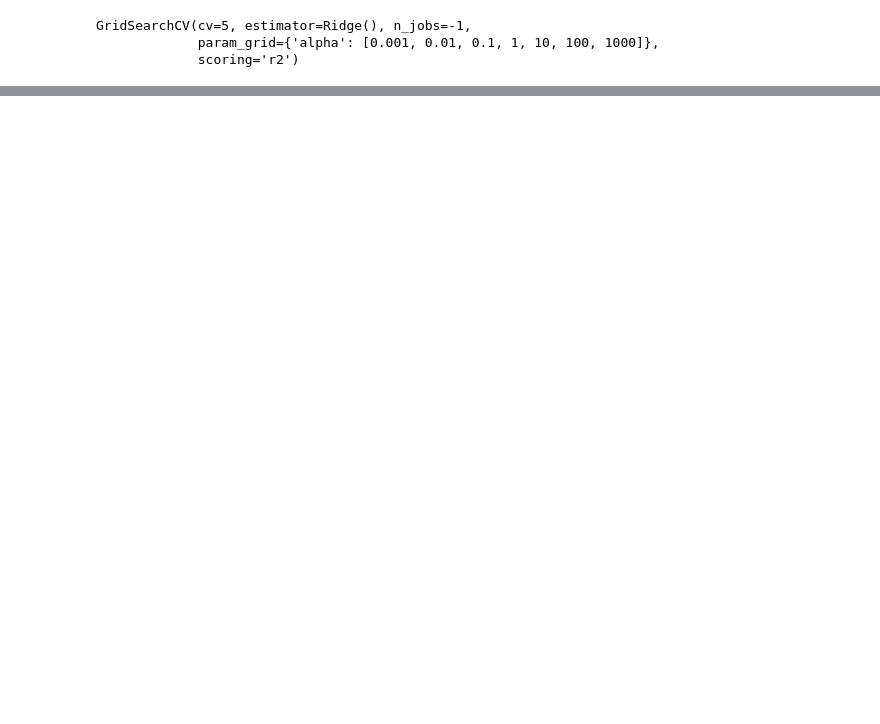
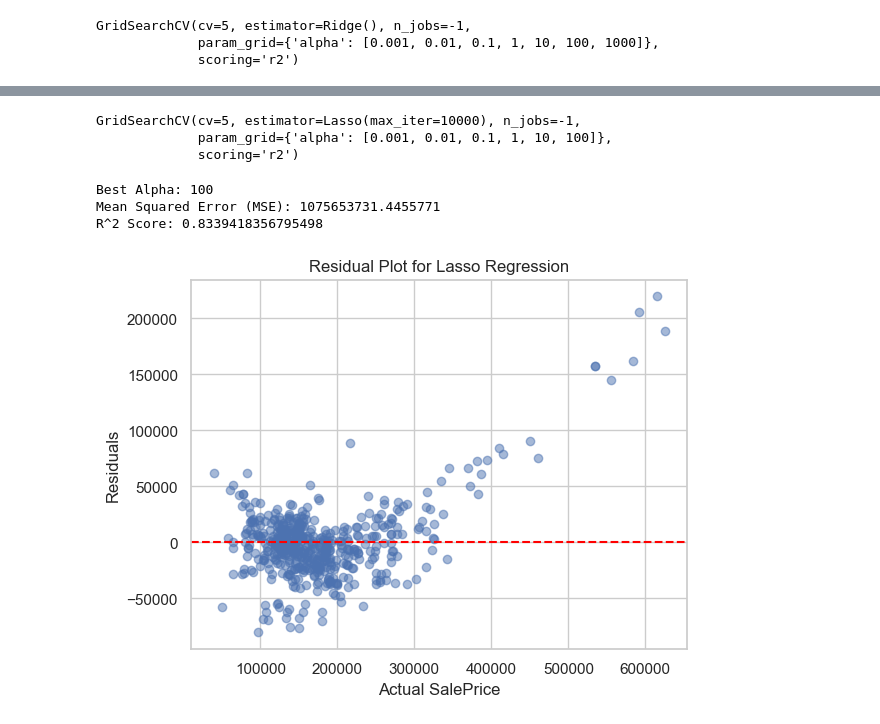
Before and after one commit to hderouen1/Machine-Learning-Project, a Jupyter notebook: data/Machine Learning Project Hunter DeRouen.ipynb, the cells around one changed output, grey strips where cells are left out. Cells and saved outputs as stored; diff of their text form; code cells hidden in the pictures; blank space fills up the shorter version.

Commit message:
adding updated EDA and baseline model runs

```diff
--- a/data/Machine Learning Project Hunter DeRouen.ipynb
+++ b/data/Machine Learning Project Hunter DeRouen.ipynb
@@ -679,0 +640,50 @@ Ridge Regression Feature Importance:
+# %%
+from sklearn.linear_model import Lasso
+from sklearn.model_selection import GridSearchCV
+
+# Initialize Lasso regression model
+lasso_model = Lasso(max_iter=10000)
+
+# Define alpha values for grid search
+alpha_values = [0.001, 0.01, 0.1, 1, 10, 100]
+
+# Use GridSearchCV for cross-validation to find the best alpha
+param_grid = {'alpha': alpha_values}
+grid_search = GridSearchCV(lasso_model, param_grid, cv=5, scoring='r2', n_jobs=-1)
+
+# Fit the model with training data
+grid_search.fit(X_train_scaled, y_train)
+# %% [output]
+GridSearchCV(cv=5, estimator=Lasso(max_iter=10000), n_jobs=-1,
+             param_grid={'alpha': [0.001, 0.01, 0.1, 1, 10, 100]},
+             scoring='r2')
+# %%
+from sklearn.metrics import mean_squared_error, r2_score
+import matplotlib.pyplot as plt
+
+# Get the best Lasso model
+best_lasso_model = grid_search.best_estimator_
+print("Best Alpha:", grid_search.best_params_['alpha'])
+
+# Make predictions on the test set
+y_pred = best_lasso_model.predict(X_test_scaled)
+
+# Evaluate model performance
+mse = mean_squared_error(y_test, y_pred)
+r2 = r2_score(y_test, y_pred)
+print("Mean Squared Error (MSE):", mse)
+print("R^2 Score:", r2)
+
+# Residual plot
+residuals = y_test - y_pred
+plt.scatter(y_test, residuals, alpha=0.5)
+plt.axhline(y=0, color='red', linestyle='--')
+plt.xlabel("Actual SalePrice")
+plt.ylabel("Residuals")
+plt.title("Residual Plot for Lasso Regression")
+plt.show()
+# %% [output]
+Best Alpha: 100
+Mean Squared Error (MSE): 1075653731.4455771
+R^2 Score: 0.8339418356795498
+[figure, added]
```
Also changed, not shown: parts of 55 cells of this notebook, 3 other files.
